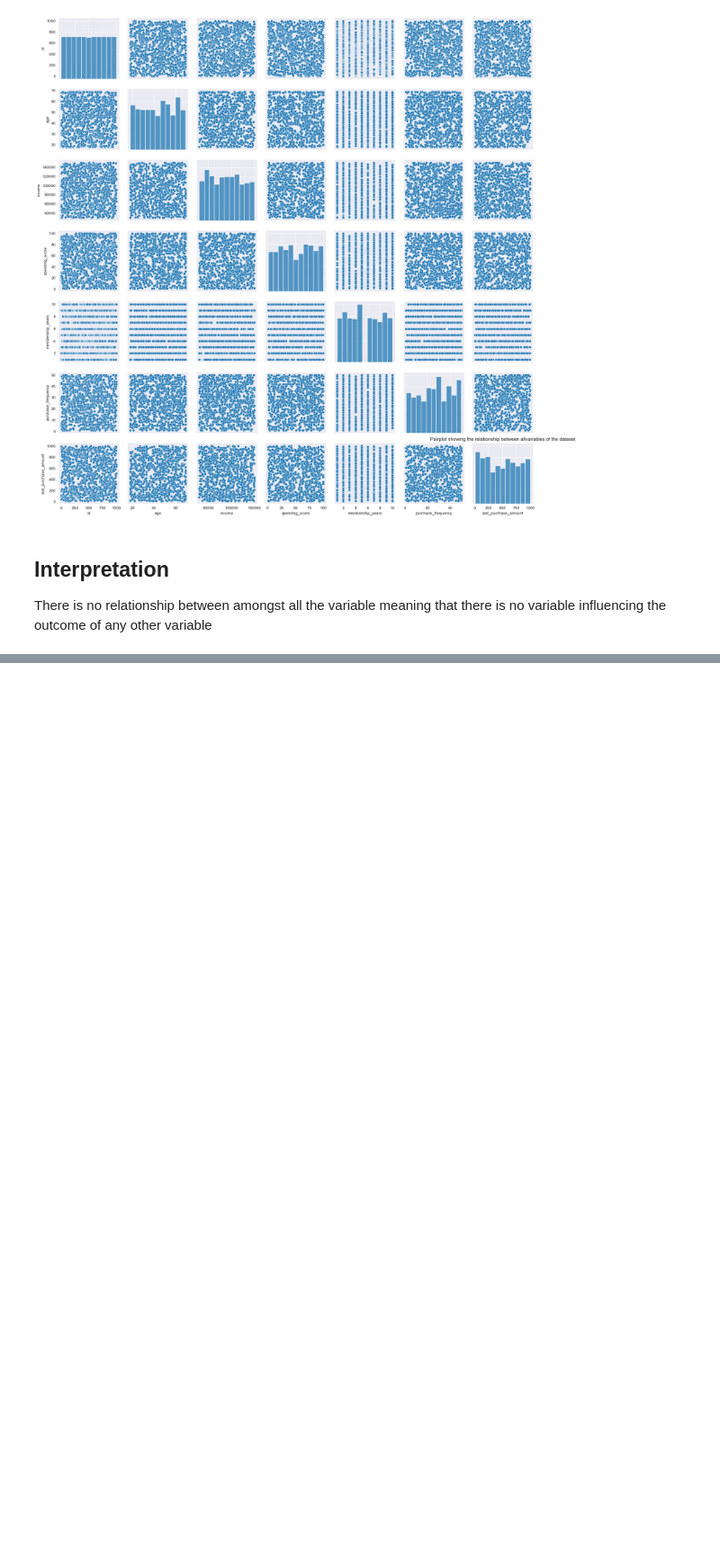
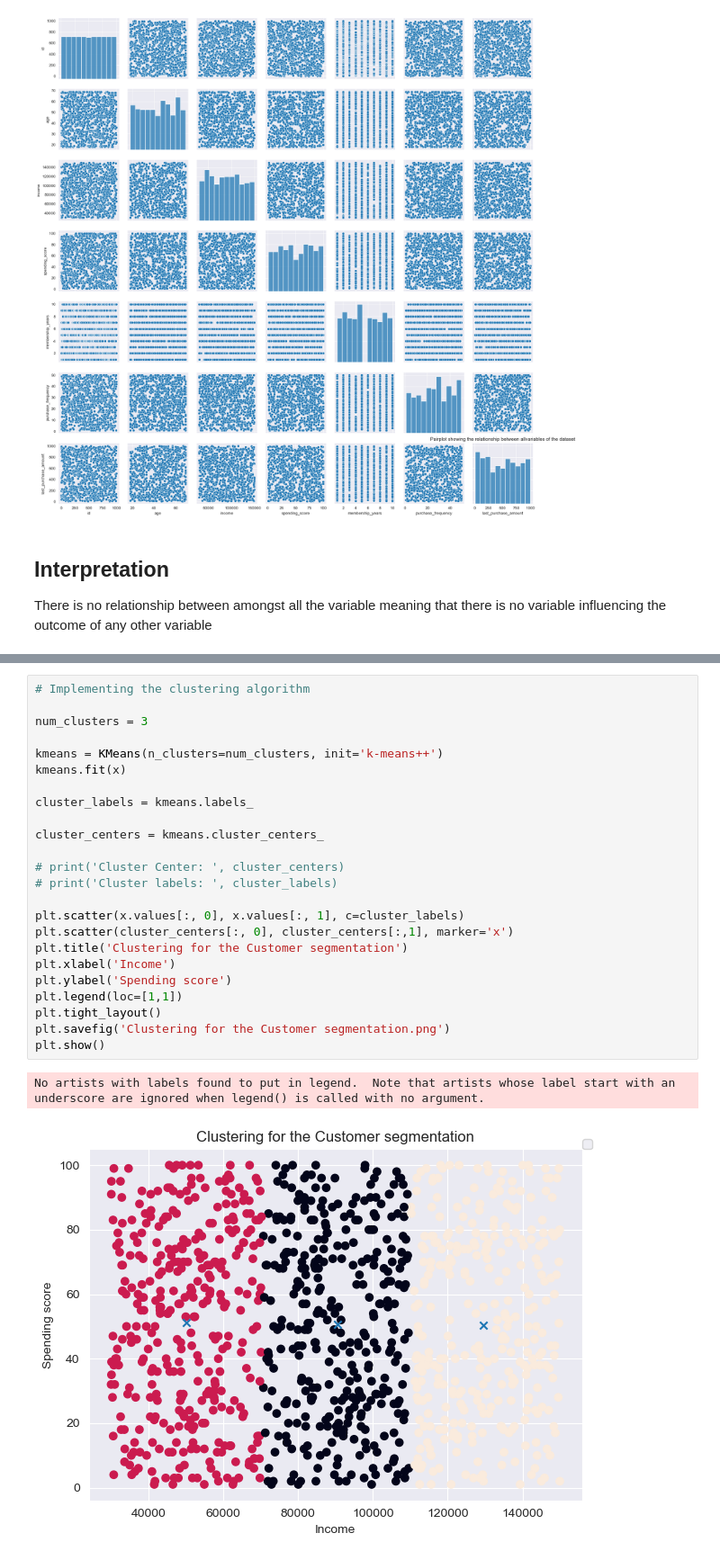
Before and after one commit to TawananyashaChinembiri/Customer_segmentation_project, a Jupyter notebook: Customer_segmentation/Customer segmentation analysis.ipynb, the cells around one changed output, grey strips where cells are left out. Shown at 90% size. Saved outputs shown, nothing was run; the diff lists cells and outputs as text; blank space fills up the shorter version.

```diff
--- a/Customer_segmentation/Customer segmentation analysis.ipynb
+++ b/Customer_segmentation/Customer segmentation analysis.ipynb
@@ -38,0 +64,27 @@ There is no relationship between amongst all the variable meaning that there is
+# %%
+# Implementing the clustering algorithm
+
+num_clusters = 3
+
+kmeans = KMeans(n_clusters=num_clusters, init='k-means++')
+kmeans.fit(x)
+
+cluster_labels = kmeans.labels_
+
+cluster_centers = kmeans.cluster_centers_
+
+# print('Cluster Center: ', cluster_centers)
+# print('Cluster labels: ', cluster_labels)
+
+plt.scatter(x.values[:, 0], x.values[:, 1], c=cluster_labels)
+plt.scatter(cluster_centers[:, 0], cluster_centers[:,1], marker='x')
+plt.title('Clustering for the Customer segmentation')
+plt.xlabel('Income')
+plt.ylabel('Spending score')
+plt.legend(loc=[1,1])
+plt.tight_layout()
+plt.savefig('Clustering for the Customer segmentation.png')
+plt.show()
+# %% [output]
+No artists with labels found to put in legend.  Note that artists whose label start with an underscore are ignored when legend() is called with no argument.
+[figure, added]
```
Also changed, not shown: parts of 4 cells of this notebook, 2 other files.
